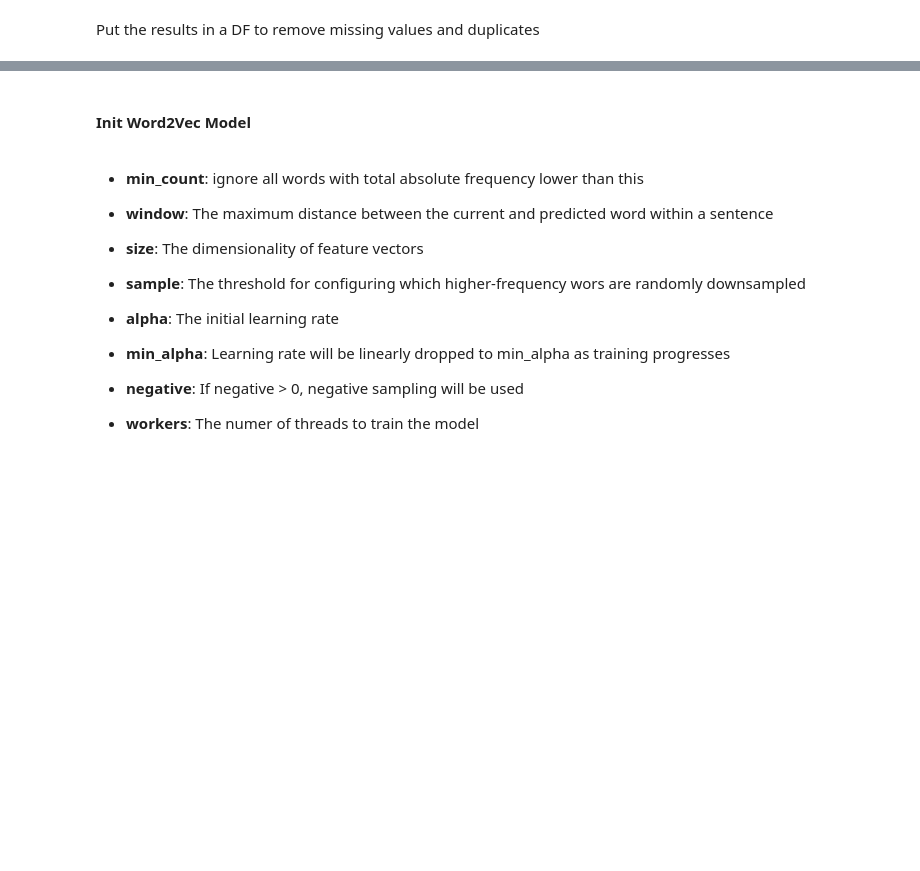
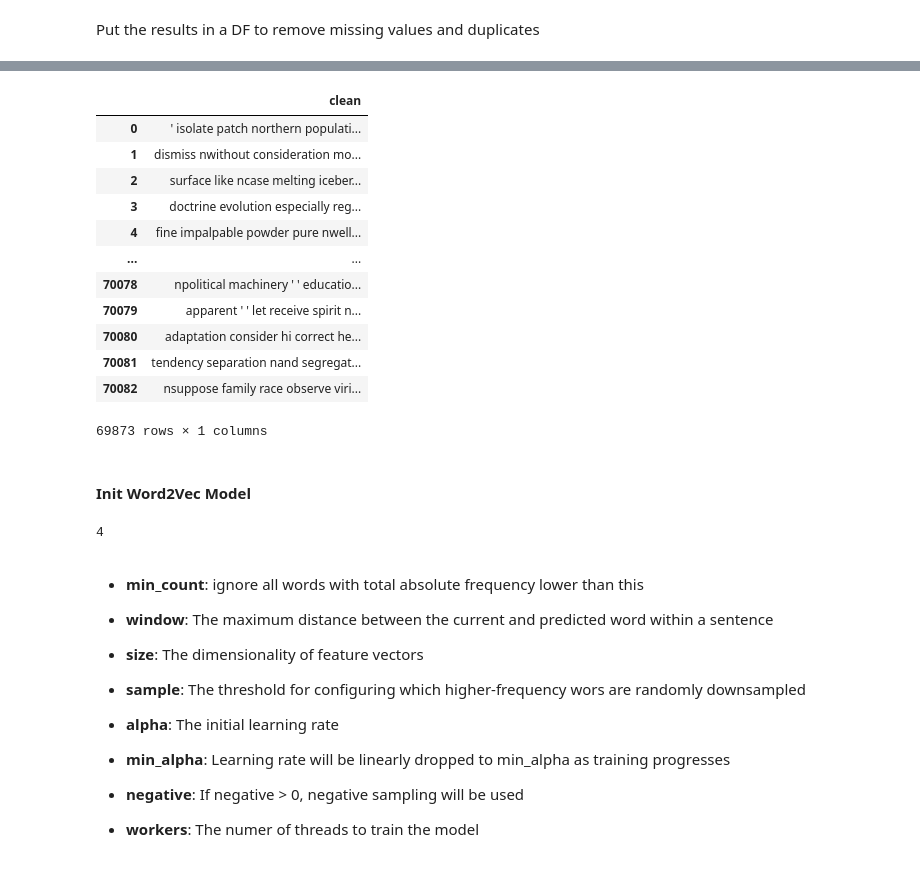
Before and after one commit to vantuan5644/MachineLearningCourse, a Jupyter notebook: AuthorClassification.ipynb, the cells around one changed output, grey strips where cells are left out. Cells and saved outputs as stored; diff of their text form; code cells hidden in the pictures; blank space fills up the shorter version.

```diff
--- a/AuthorClassification.ipynb
+++ b/AuthorClassification.ipynb
@@ -685,5 +687,25 @@ df_clean.shape
+# %%
+df_clean
+# %% [output]
+|  | clean |
+| 0 | ' isolate patch northern populati... |
+| 1 | dismiss nwithout consideration mo... |
+| 2 | surface like ncase melting iceber... |
+| 3 | doctrine evolution especially reg... |
+| 4 | fine impalpable powder pure nwell... |
+| ... | ... |
+| 70078 | npolitical machinery ' ' educatio... |
+| 70079 | apparent ' ' let receive spirit n... |
+| 70080 | adaptation consider hi correct he... |
+| 70081 | tendency separation nand segregat... |
+| 70082 | nsuppose family race observe viri... |
+69873 rows × 1 columns
 # %% [markdown]
 #### Init Word2Vec Model
+# %%
+multiprocessing.cpu_count() # Count the number of cores in a computer
+# %% [output]
+4
 # %%
 w2v_model = Word2Vec(min_count=20,
                      window=2,
```
Also changed, not shown: parts of 15 cells of this notebook.
